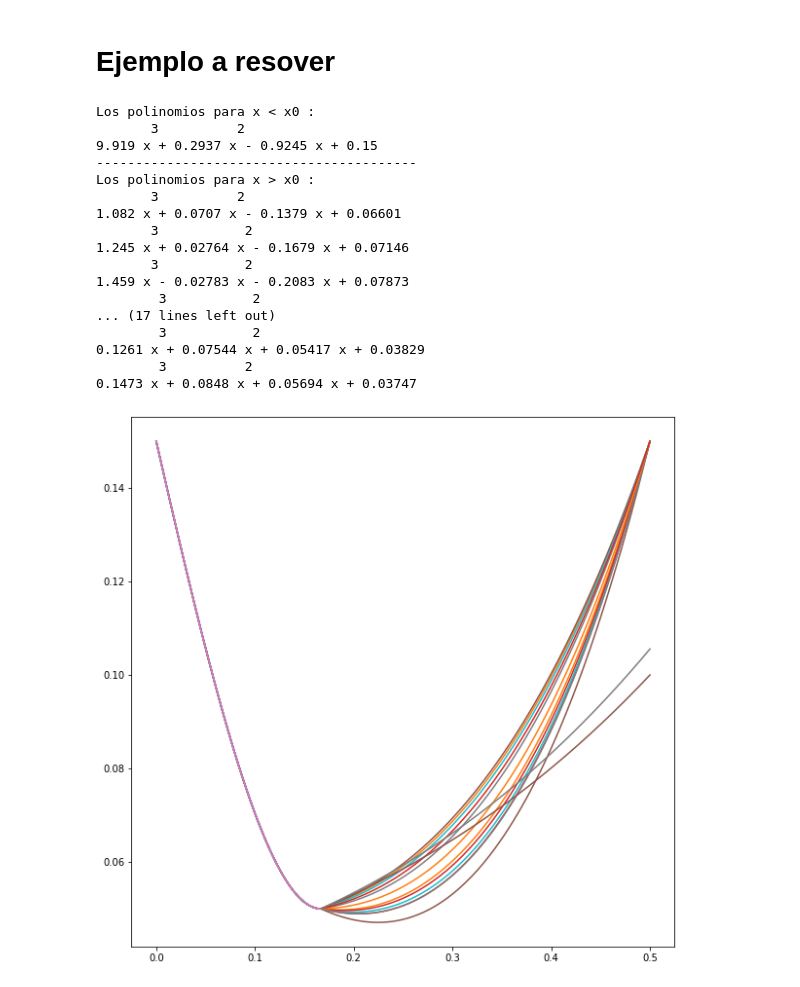
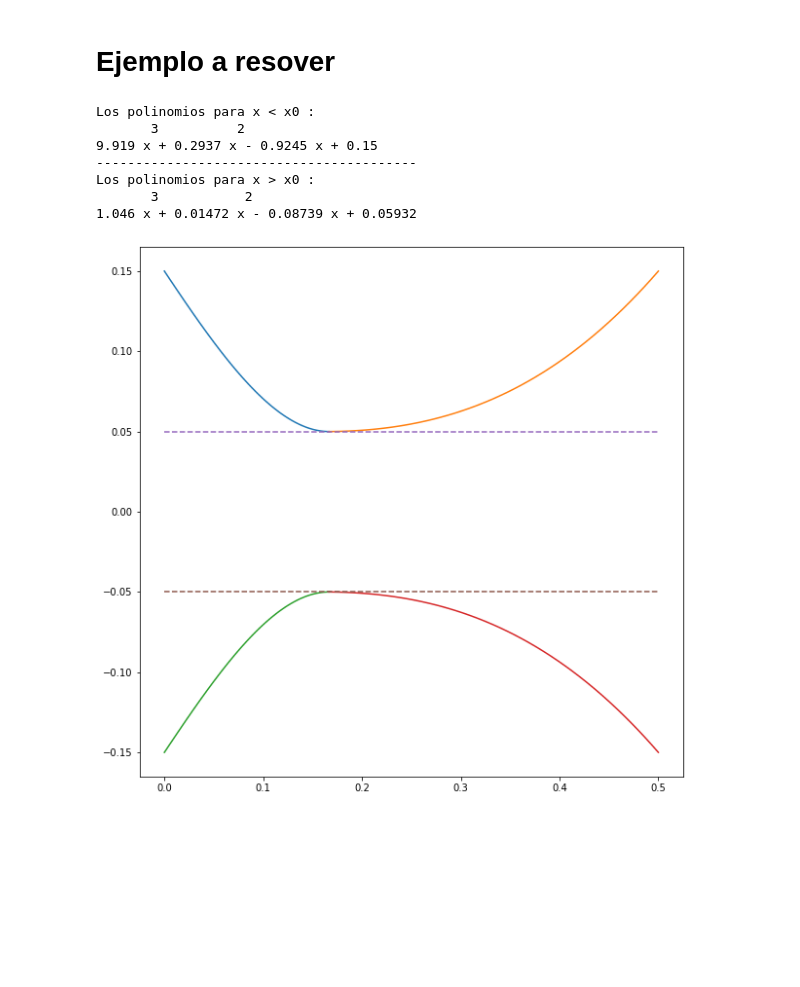
Before and after one commit to AndresFlorez-Git/Proyectos_Transferencia_de_Calor, a Jupyter notebook: Proyecto_1.ipynb, the cells around one changed output. Drawn from its saved outputs; the diff is of its cells as text; code cells hidden in the pictures; blank space fills up the shorter version.

Commit message:
polinomio del ejemplo realizado

```diff
--- a/Proyecto_1.ipynb
+++ b/Proyecto_1.ipynb
@@ -55,6 +55,9 @@ N = 200   # Número de nodos
 x = np.linspace(0,L,N)
 delta = x[1]-x[0]
 
+xi = np.linspace(0,x0,100)
+xd = np.linspace(x0,L,100)
+bb = np.ones(len(x))*b/2
 
 # Función de la aleta a la izquierda de x0
 
@@ -76,7 +79,7 @@ for i in rangoxi:
         yi0 = np.array([B0/2, j , b/2])
         zi0 = np.polyfit(i0, yi0, 3, full=False)
         p0 = np.poly1d(zi0)
-        if abs((p0(x0+delta)-p0(x0-delta))/(2*delta)) <= 0.1:
+        if abs((p0(x0+delta)-p0(x0-delta))/(2*delta)) <= 0.1 and min(p0(xi))>=b/2:
             #coef_polinomios.append([p0[3],p0[2],p0[1],p0[0]])
             coef_polinomios_izquierda.append(p0)
 
@@ -86,54 +89,34 @@ for i in rangoxd:
         yi0 = np.array([b/2, j , Bn/2])
         zi0 = np.polyfit(i0, yi0, 3, full=False)
         p0 = np.poly1d(zi0)
-        if abs((p0(x0+delta)-p0(x0-delta))/(2*delta)) <= 0.1:
+        if abs((p0(x0+delta)-p0(x0-delta))/(2*delta)) <= 0.05 and min(p0(xd))>=b/2:
             #coef_polinomios.append([p0[3],p0[2],p0[1],p0[0]])
             coef_polinomios_derecha.append(p0)
 # %%
 print('Los polinomios para x < x0 :')
 for i in range(0,len(coef_polinomios_izquierda)):
     print(coef_polinomios_izquierda[i])
 print('-----------------------------------------')
 print('Los polinomios para x > x0 :')
 for i in range(0,len(coef_polinomios_derecha)):
     print(coef_polinomios_derecha[i])
 
 
-xi = np.linspace(0,x0,100)
-xd = np.linspace(x0,L,100)
-
-
 
 for i in range(0,len(coef_polinomios_derecha)):
-    plt.figure(1,figsize=(10,10))
+    plt.figure(i,figsize=(10,10))
     plt.plot(xi,coef_polinomios_izquierda[0](xi))
     plt.plot(xd,coef_polinomios_derecha[i](xd))
-
-
-
-#  zi0 = np.polyfit(i0, yi0, 3, full=False)
-
-#i1 = np.array([0.0, 3.1*x0/10, x0])
-#i2 = np.array([0.0, 3*x0/10, x0])
-
-#yi1 = np.array([b0/2, (3*(b0/2-b/2)/5+b/2), (b+2)/2])
-#yi2 = np.array([b0/2, (4*(b0/2-b/2)/6+b/2), (b+2)/2])
+    plt.plot(xi,-coef_polinomios_izquierda[0](xi))
+    plt.plot(xd,-coef_polinomios_derecha[i](xd))
+    plt.plot(x,bb,ls ='--')
+    plt.plot(x,-bb,ls ='--')
 # %% [output]
 Los polinomios para x < x0 :
        3          2
 9.919 x + 0.2937 x - 0.9245 x + 0.15
 -----------------------------------------
 Los polinomios para x > x0 :
-       3          2
-1.082 x + 0.0707 x - 0.1379 x + 0.06601
        3           2
-1.245 x + 0.02764 x - 0.1679 x + 0.07146
-       3           2
-1.459 x - 0.02783 x - 0.2083 x + 0.07873
-        3           2
-... (17 lines left out)
-        3           2
-0.1261 x + 0.07544 x + 0.05417 x + 0.03829
-        3          2
-0.1473 x + 0.0848 x + 0.05694 x + 0.03747
+1.046 x + 0.01472 x - 0.08739 x + 0.05932
-[figure, old version]
+[figure, new version]
```
